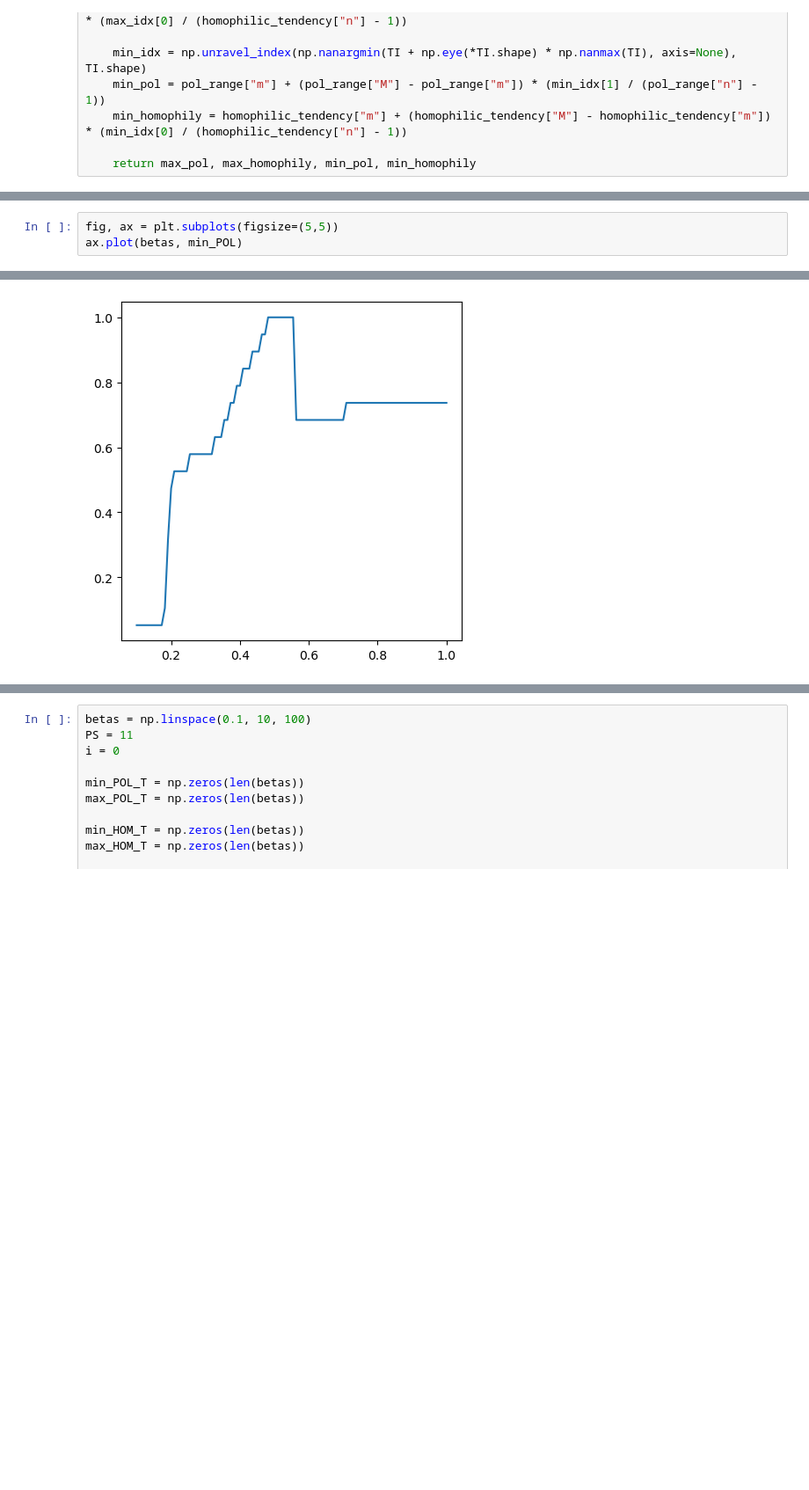
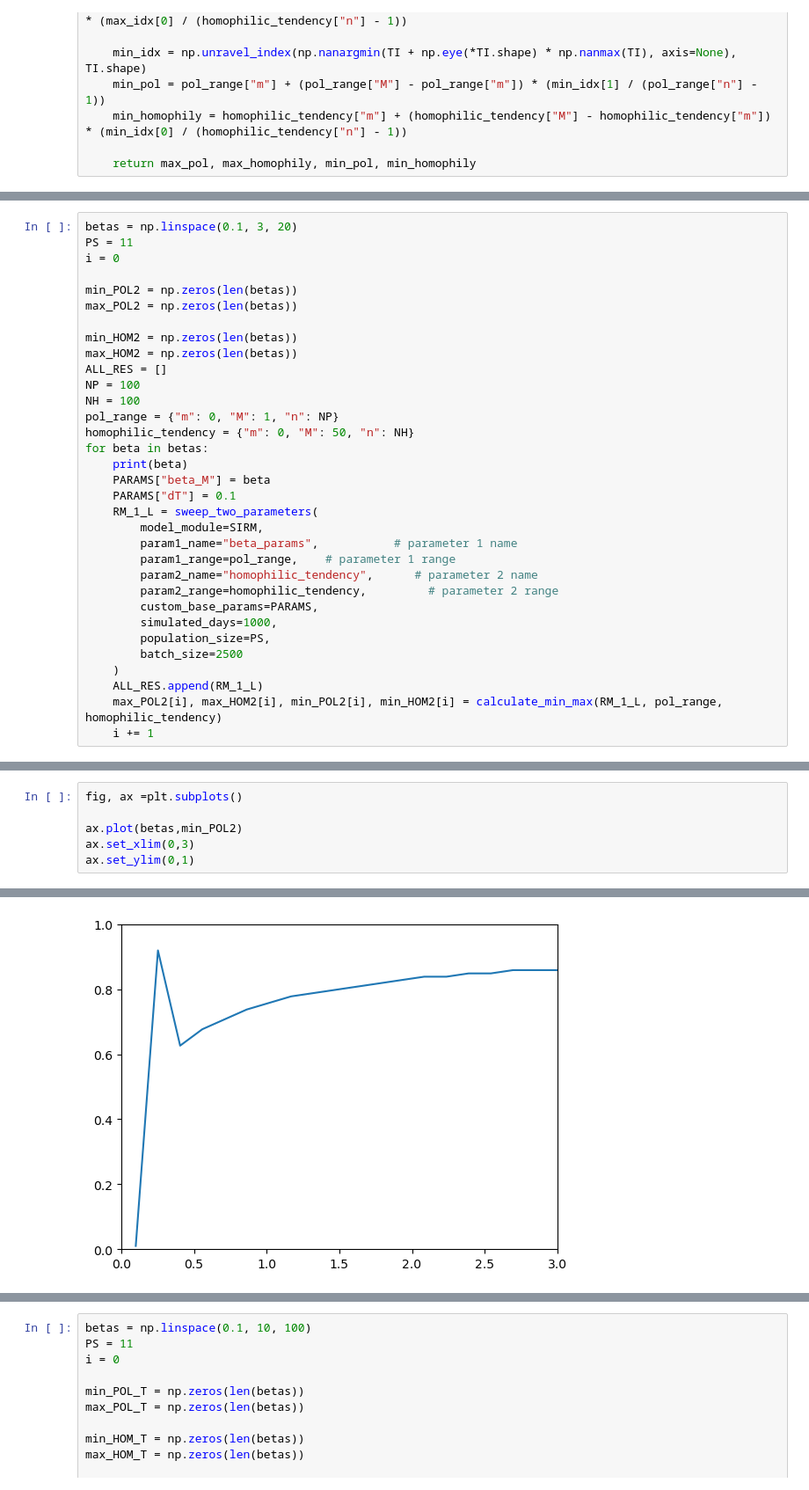
Before and after one commit to Fabio-FS/SIR-BEACON, a Jupyter notebook: notebooks/TESTS_25_11_27.ipynb, the cells around one changed output, grey strips where cells are left out. Shown at 88% size. Cells and saved outputs as stored; diff of their text form; blank space fills up the shorter version.

```diff
--- a/notebooks/TESTS_25_11_27.ipynb
+++ b/notebooks/TESTS_25_11_27.ipynb
@@ -103,0 +175,33 @@ for beta in betas:
+# %%
+betas = np.linspace(0.1, 3, 20)
+PS = 11
+i = 0
+
+min_POL2 = np.zeros(len(betas))
+max_POL2 = np.zeros(len(betas))
+
+min_HOM2 = np.zeros(len(betas))
+max_HOM2 = np.zeros(len(betas))
+ALL_RES = []
+NP = 100
+NH = 100
+pol_range = {"m": 0, "M": 1, "n": NP}
+homophilic_tendency = {"m": 0, "M": 50, "n": NH}
+for beta in betas:
+    print(beta)
+    PARAMS["beta_M"] = beta
+    PARAMS["dT"] = 0.1
+    RM_1_L = sweep_two_parameters(
+        model_module=SIRM,
+        param1_name="beta_params",           # parameter 1 name
+        param1_range=pol_range,    # parameter 1 range
+        param2_name="homophilic_tendency",      # parameter 2 name
+        param2_range=homophilic_tendency,         # parameter 2 range
+        custom_base_params=PARAMS,
+        simulated_days=1000,
+        population_size=PS,
+        batch_size=2500
+    )
+    ALL_RES.append(RM_1_L)
+    max_POL2[i], max_HOM2[i], min_POL2[i], min_HOM2[i] = calculate_min_max(RM_1_L, pol_range, homophilic_tendency)
+    i += 1
@@ -104,4 +244,7 @@ for beta in betas:
 # %%
-fig, ax = plt.subplots(figsize=(5,5))
-ax.plot(betas, min_POL)
+fig, ax =plt.subplots()
+
+ax.plot(betas,min_POL2)
+ax.set_xlim(0,3)
+ax.set_ylim(0,1)
 # %% [output]
@@ -109 +252 @@ ax.plot(betas, min_POL)
-[figure, old version]
+[figure, new version]
```
Also changed, not shown: parts of 17 cells of this notebook, 23 other files.
